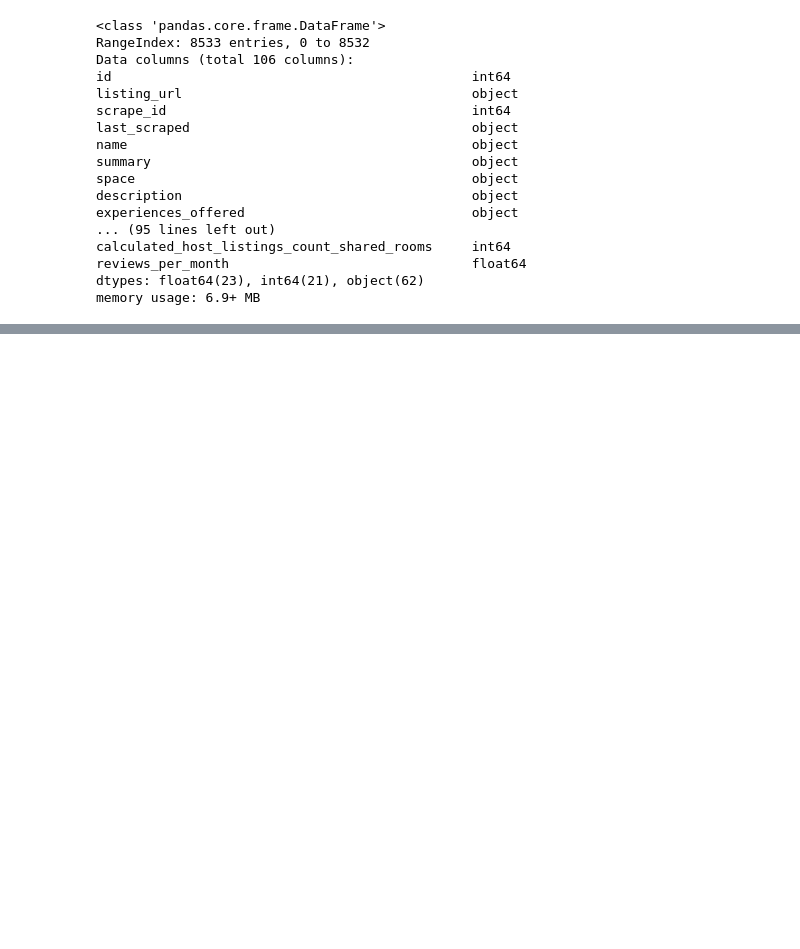
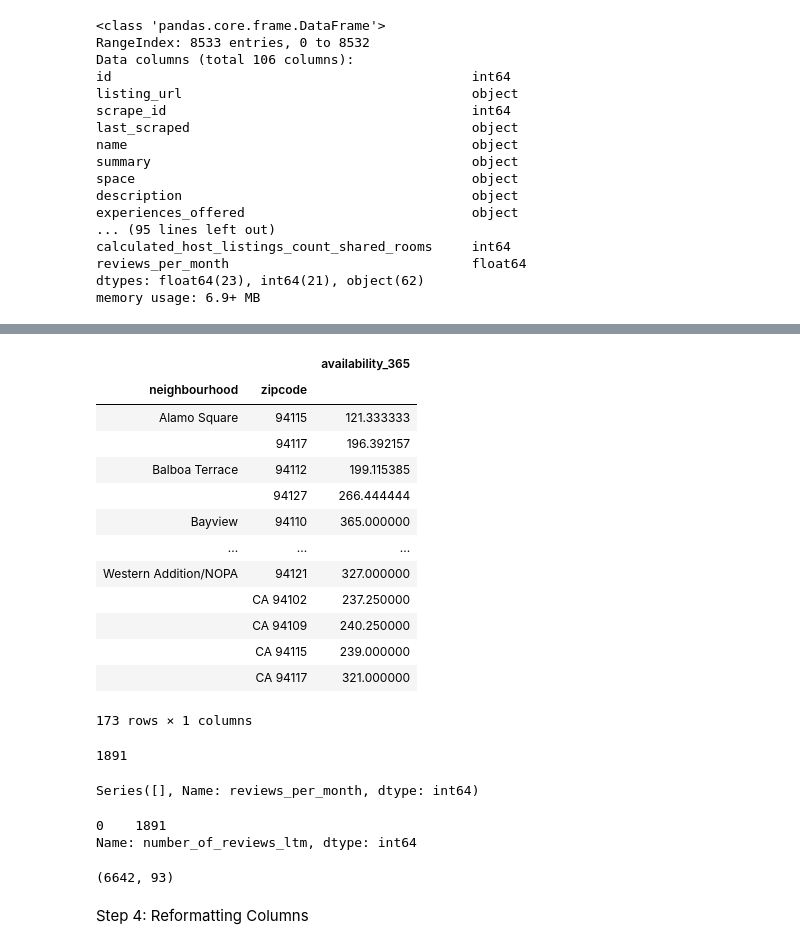
Before and after one commit to maxz722/maxine, a Jupyter notebook: step1_datawrangling_mz.ipynb, the cells around one changed output, grey strips where cells are left out. Saved outputs shown, nothing was run; the diff lists cells and outputs as text; code cells hidden in the pictures; blank space fills up the shorter version.

```diff
--- a/step1_datawrangling_mz.ipynb
+++ b/step1_datawrangling_mz.ipynb
@@ -108 +110,6 @@ len(df)
+# %%
+#2.1) Drop the columns with many NULL values, there are 8533 rows in total
+
+### first drop the obvious one
+df2 = df.drop(['host_acceptance_rate'], axis = 1)
 # %%
@@ -114 +119,4 @@ null_perc = cols_num_missing/len(df)
+# %%
+### second drop the columns with majority null
+null_perc = cols_num_missing/len(df2)
 # %%
@@ -280,0 +175,33 @@ df3 = pd.read_csv('airbnb_data.csv', low_memory=False)
+# %%
+pd.pivot_table(df2[['zipcode','neighbourhood','availability_365']],index=['neighbourhood','zipcode'])
+#each neighborhood as multiple zip codes so didn't assign the null zipcodes zipcodes according to their neighborhood
+# %% [output]
+|  |  | availability_365 |
+| neighbourhood | zipcode |  |
+| Alamo Square | 94115 | 121.333333 |
+|  | 94117 | 196.392157 |
+| Balboa Terrace | 94112 | 199.115385 |
+|  | 94127 | 266.444444 |
+| Bayview | 94110 | 365.000000 |
+| ... | ... | ... |
+| Western Addition/NOPA | 94121 | 327.000000 |
+|  | CA 94102 | 237.250000 |
+|  | CA 94109 | 240.250000 |
+|  | CA 94115 | 239.000000 |
+|  | CA 94117 | 321.000000 |
+173 rows × 1 columns
+# %%
+#3.2: check validity of reviews count of 0
+len(df2[df2['number_of_reviews'] == 0]) #1891 with 0 reviews
+# %% [output]
+1891
+# %%
+#for number_of_reviews = 0, check to see if the other review counts are also 0
+df2[df2['number_of_reviews'] == 0]['reviews_per_month'].value_counts() # null
+# %% [output]
+Series([], Name: reviews_per_month, dtype: int64)
+# %%
+df2[df2['number_of_reviews'] == 0]['number_of_reviews_ltm'].value_counts() # null
+# %% [output]
+0    1891
+Name: number_of_reviews_ltm, dtype: int64
@@ -280,0 +211,6 @@ df3 = pd.read_csv('airbnb_data.csv', low_memory=False)
+# %%
+df3.shape
+# %% [output]
+(6642, 93)
+# %% [markdown]
+Step 4: Reformatting Columns
```
Also changed, not shown: parts of 58 cells of this notebook.
